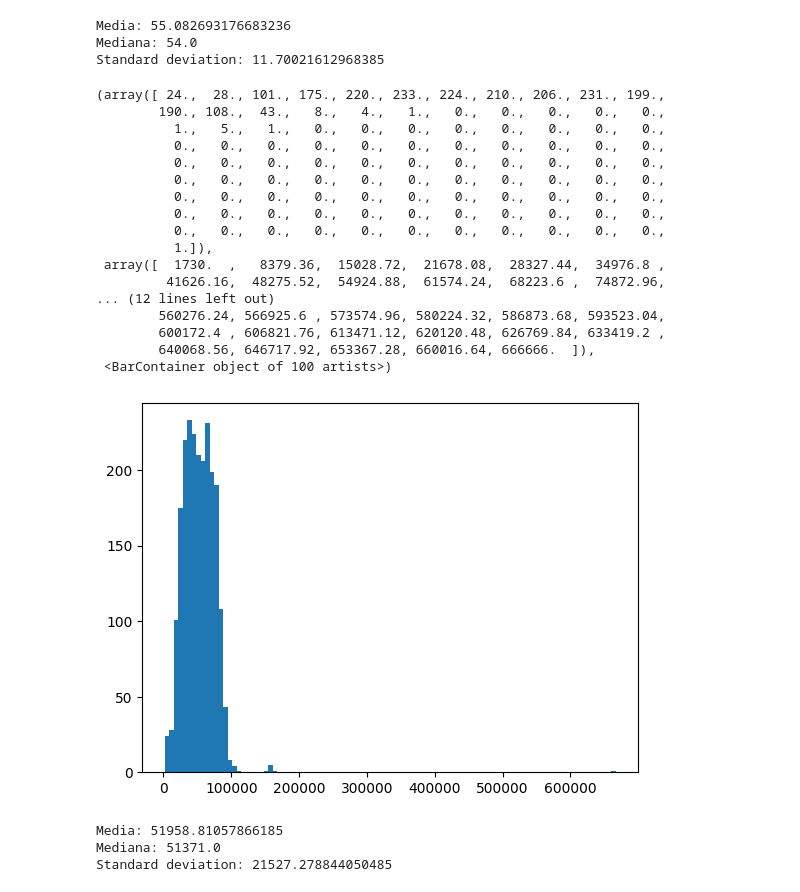
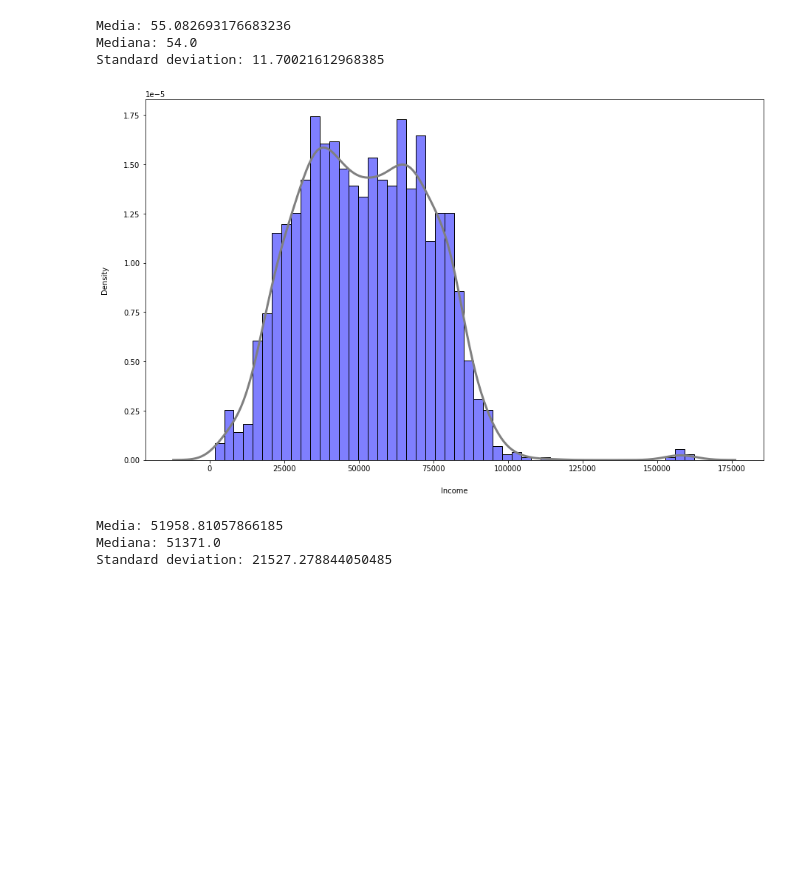
Before and after one commit to nicolaronchini/Clustering, a Jupyter notebook: clustering.ipynb, the cells around one changed output. Cells and saved outputs as stored; diff of their text form; code cells hidden in the pictures; blank space fills up the shorter version.

```diff
--- a/clustering.ipynb
+++ b/clustering.ipynb
@@ -49,27 +51,24 @@ print("Standard deviation: " + str(std_age))
 Media: 55.082693176683236
 Mediana: 54.0
 Standard deviation: 11.70021612968385
-# %%
-plt.hist(data.Income,bins=100)
-# %% [output]
-(array([ 24.,  28., 101., 175., 220., 233., 224., 210., 206., 231., 199.,
-        190., 108.,  43.,   8.,   4.,   1.,   0.,   0.,   0.,   0.,   0.,
-          1.,   5.,   1.,   0.,   0.,   0.,   0.,   0.,   0.,   0.,   0.,
-          0.,   0.,   0.,   0.,   0.,   0.,   0.,   0.,   0.,   0.,   0.,
-          0.,   0.,   0.,   0.,   0.,   0.,   0.,   0.,   0.,   0.,   0.,
-          0.,   0.,   0.,   0.,   0.,   0.,   0.,   0.,   0.,   0.,   0.,
-          0.,   0.,   0.,   0.,   0.,   0.,   0.,   0.,   0.,   0.,   0.,
-          0.,   0.,   0.,   0.,   0.,   0.,   0.,   0.,   0.,   0.,   0.,
-          0.,   0.,   0.,   0.,   0.,   0.,   0.,   0.,   0.,   0.,   0.,
-          1.]),
- array([  1730.  ,   8379.36,  15028.72,  21678.08,  28327.44,  34976.8 ,
-         41626.16,  48275.52,  54924.88,  61574.24,  68223.6 ,  74872.96,
-... (12 lines left out)
-        560276.24, 566925.6 , 573574.96, 580224.32, 586873.68, 593523.04,
-        600172.4 , 606821.76, 613471.12, 620120.48, 626769.84, 633419.2 ,
-        640068.56, 646717.92, 653367.28, 660016.64, 666666.  ]),
- <BarContainer object of 100 artists>)
-[figure, removed]
+# %%
+plt.figure(figsize=(15, 9))
+
+histogram = sns.histplot(
+    data.Income,
+    bins=50,
+    stat='density',
+    alpha=0.5,
+    color = "blue"
+)
+
+density_curve = sns.kdeplot(data.Income, linewidth=3, color="grey")
+
+plt.xlabel("Income", labelpad=20)
+plt.ylabel("Density", labelpad=20)
+plt.show()
+# %% [output]
+[figure, added]
 # %%
 data = data[data.Income < 600000]
 # %%
```
Also changed, not shown: parts of 19 cells of this notebook.
